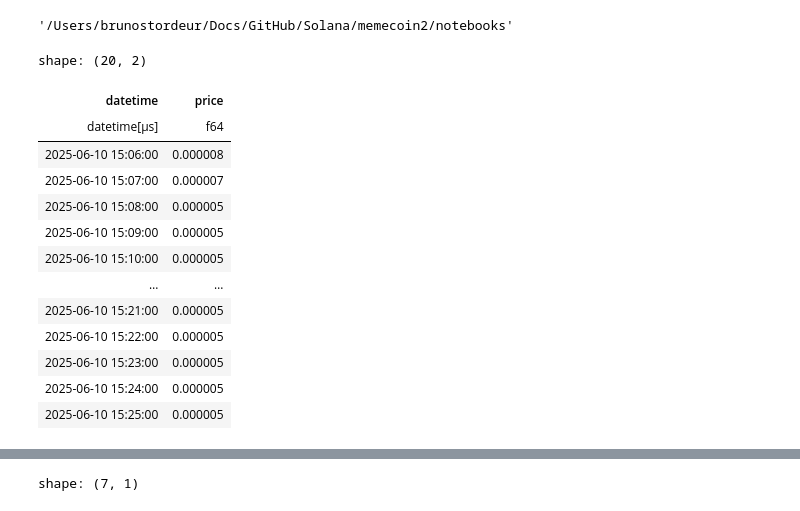
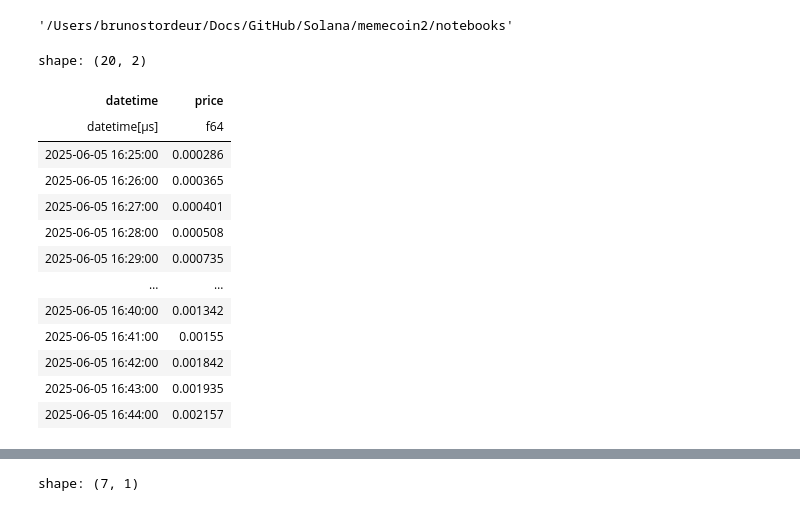
Before and after one commit to stordd13/solana-memecoin, a Jupyter notebook: notebooks/exploration.ipynb, the cells around one changed output, grey strips where cells are left out. Cells and saved outputs as stored; diff of their text form; code cells hidden in the pictures.

```diff
--- a/notebooks/exploration.ipynb
+++ b/notebooks/exploration.ipynb
@@ -60,20 +60,22 @@ os.getcwd()
 '/Users/brunostordeur/Docs/GitHub/Solana/memecoin2/notebooks'
 # %%
 import polars as pl
-df = pl.read_parquet('/Users/brunostordeur/Docs/GitHub/Solana/memecoin2/data/raw/dataset/FGRVGvR9f6yLBAzfFNz4GxsYi9w7oG6Erj9cridzpump.parquet')
-df.head(20)
+df = pl.read_parquet('/Users/brunostordeur/Docs/GitHub/Solana/memecoin2/data/raw/dataset/C1ua13iZKmBmzXDtkLhBaAPSg6cjDW7fEoB1bi6iVuue.parquet')
+df.head()
+5GTQoL6KjbGL3oDQeGNjS8YyEpitYB9DWmW4TXT5B3U5
+DtKT7uFcNkE4FGsPyo1isNbzu5uPdq8zmUkp1o3VKfQ1
 # %% [output]
 shape: (20, 2)
 | datetime | price |
 | datetime[μs] | f64 |
-| 2025-06-10 15:06:00 | 0.000008 |
-| 2025-06-10 15:07:00 | 0.000007 |
-| 2025-06-10 15:08:00 | 0.000005 |
-| 2025-06-10 15:09:00 | 0.000005 |
-| 2025-06-10 15:10:00 | 0.000005 |
+| 2025-06-05 16:25:00 | 0.000286 |
+| 2025-06-05 16:26:00 | 0.000365 |
+| 2025-06-05 16:27:00 | 0.000401 |
+| 2025-06-05 16:28:00 | 0.000508 |
+| 2025-06-05 16:29:00 | 0.000735 |
 | … | … |
-| 2025-06-10 15:21:00 | 0.000005 |
-| 2025-06-10 15:22:00 | 0.000005 |
-| 2025-06-10 15:23:00 | 0.000005 |
-| 2025-06-10 15:24:00 | 0.000005 |
-| 2025-06-10 15:25:00 | 0.000005 |
+| 2025-06-05 16:40:00 | 0.001342 |
+| 2025-06-05 16:41:00 | 0.00155 |
+| 2025-06-05 16:42:00 | 0.001842 |
+| 2025-06-05 16:43:00 | 0.001935 |
+| 2025-06-05 16:44:00 | 0.002157 |
```
Also changed, not shown: parts of 2 cells of this notebook, 4 other files.
